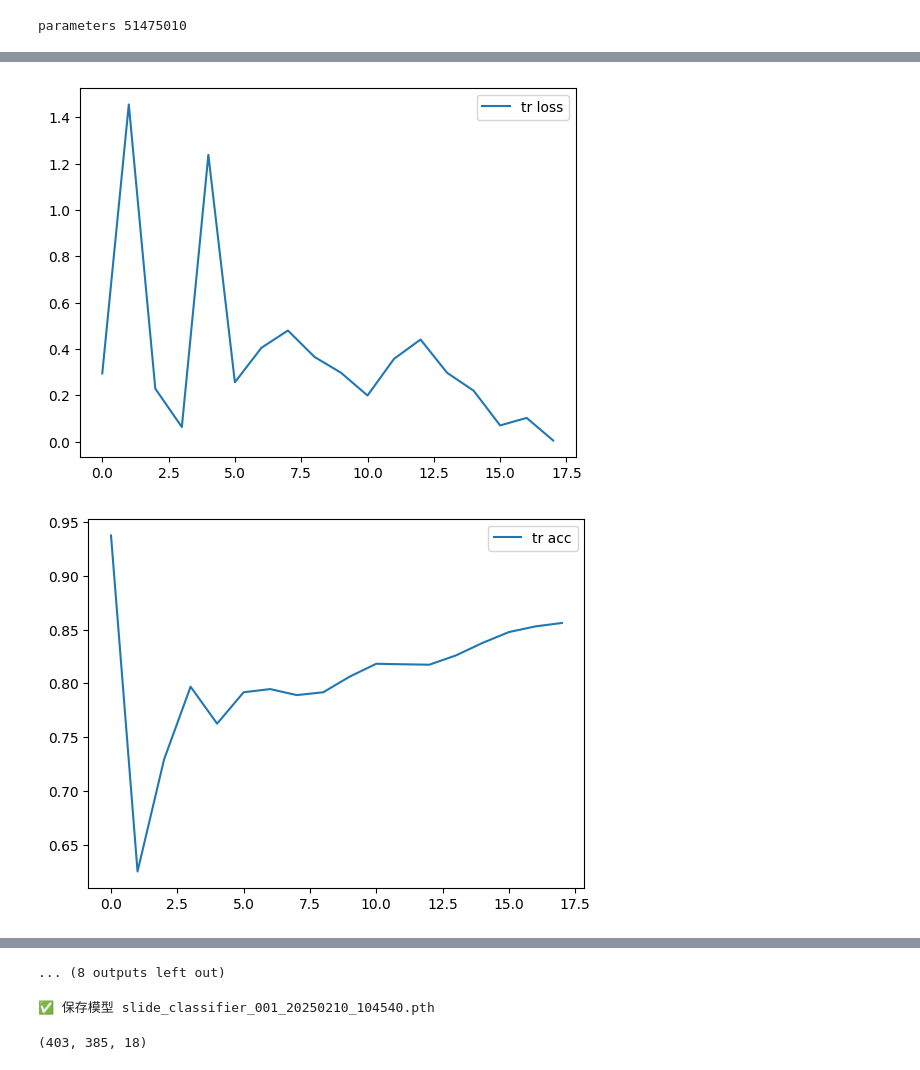
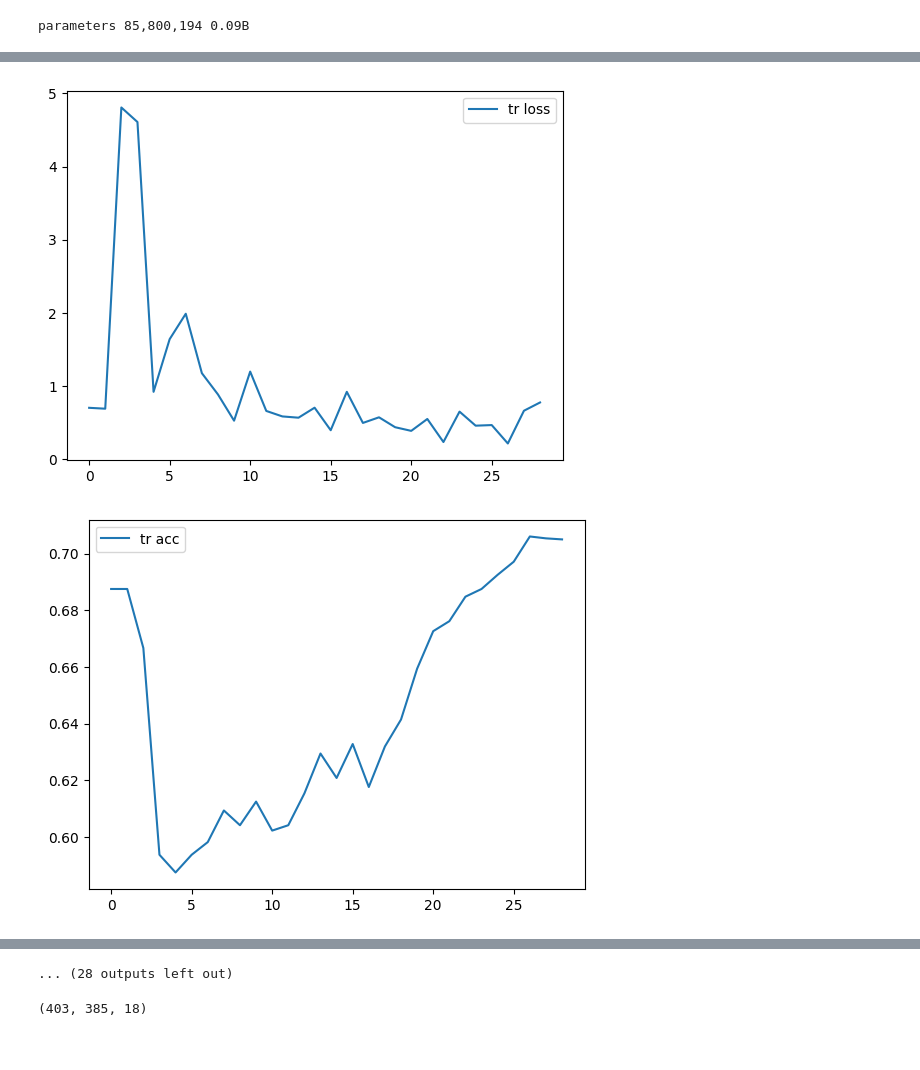
Before and after one commit to huanghao/course-slides, a Jupyter notebook: classify.ipynb, the cells around one changed output, grey strips where cells are left out. Cells and saved outputs as stored; diff of their text form; code cells hidden in the pictures.

```diff
--- a/classify.ipynb
+++ b/classify.ipynb
@@ -86,32 +40,12 @@ Clipping input data to the valid range for imshow with RGB data ([0..1] for floa
 # %%
-class MyModel(nn.Module):
-    def __init__(self):
-        super(MyModel, self).__init__()
-        self.conv = nn.Sequential(
-            nn.Conv2d(3, 32, kernel_size=3, stride=1, padding=1), nn.ReLU(),
-            nn.MaxPool2d(2, 2),  # 112x112
-            nn.Conv2d(32, 64, kernel_size=3, stride=1, padding=1), nn.ReLU(),
-            nn.MaxPool2d(2, 2),  # 56x56
-            nn.Conv2d(64, 128, kernel_size=3, stride=1, padding=1), nn.ReLU(),
-            nn.MaxPool2d(2, 2)   # 28x28
-        )
-        self.fc = nn.Sequential(
-            nn.Flatten(),
-            nn.Linear(128 * 28 * 28, 512), nn.ReLU(),
-            nn.Linear(512, 2)
-        )
-
-    def forward(self, x):
-        x = self.conv(x)
-        x = self.fc(x)
-        return x
-
 DEVICE = torch.device("cuda" if torch.cuda.is_available() else "cpu")
 
-model = MyModel().to(DEVICE)
-print('parameters', sum(p.numel() for p in model.parameters()))
+model = ViTModel().to(DEVICE)
+
+params_total = sum(p.numel() for p in model.parameters())
+print('parameters', f'{params_total:,}', f"{params_total / 1e9:.2f}B")
 # %% [output]
-parameters 51475010
+parameters 85,800,194 0.09B
 # %%
 LR = 1e-3
 
@@ -150,8 +84,8 @@ def train(epochs):
             tqdm_bar.set_postfix(loss=loss.item(), acc=f"{correct/total:.4f}")
 
         print(f"Epoch [{epoch+1}/{epochs}], Train Loss: {total_loss/len(train_loader):.4f}, Train Acc: {correct/total:.4f}")
-        if correct/total > .9:
-            model_filename = f"slide_classifier_{epoch+1:03d}_{datetime.datetime.now().strftime('%Y%m%d_%H%M%S')}.pth"
+        if correct/total > .95:
+            model_filename = f"slide_classifier_{datetime.datetime.now().strftime('%Y%m%d_%H%M%S')}_{epoch+1:03d}.pth"
             torch.save(model.state_dict(), model_filename)
             print("✅ 保存模型", model_filename)
 
@@ -181,5 +115,5 @@ def train(epochs):
         dev_acc = dev_correct / dev_total
         print(f"Epoch [{epoch+1}/{epochs}], Validation Loss: {dev_loss/dev_total:.4f}, Validation Accuracy: {dev_acc:.4f}")
 # %%
-train(5)
+train(10)
 # %% [output]
@@ -188,2 +121,2 @@ Epoch [1/3], Train Loss: 0.3768, Train Acc: 0.8561
-[figure, old version]
+[figure, new version]
-[figure, old version]
+[figure, new version]
@@ -201,7 +132 @@ Validation Loss: 0.0111, Validation Accuracy: 0.9167
-... (8 outputs left out)
+... (28 outputs left out)
-# %%
-model_filename = f"slide_classifier_{epoch+1:03d}_{datetime.datetime.now().strftime('%Y%m%d_%H%M%S')}.pth"
-torch.save(model.state_dict(), model_filename)
-print("✅ 保存模型", model_filename)
-# %% [output]
-✅ 保存模型 slide_classifier_001_20250210_104540.pth
```
Also changed, not shown: parts of 8 cells of this notebook, 8 other files.
